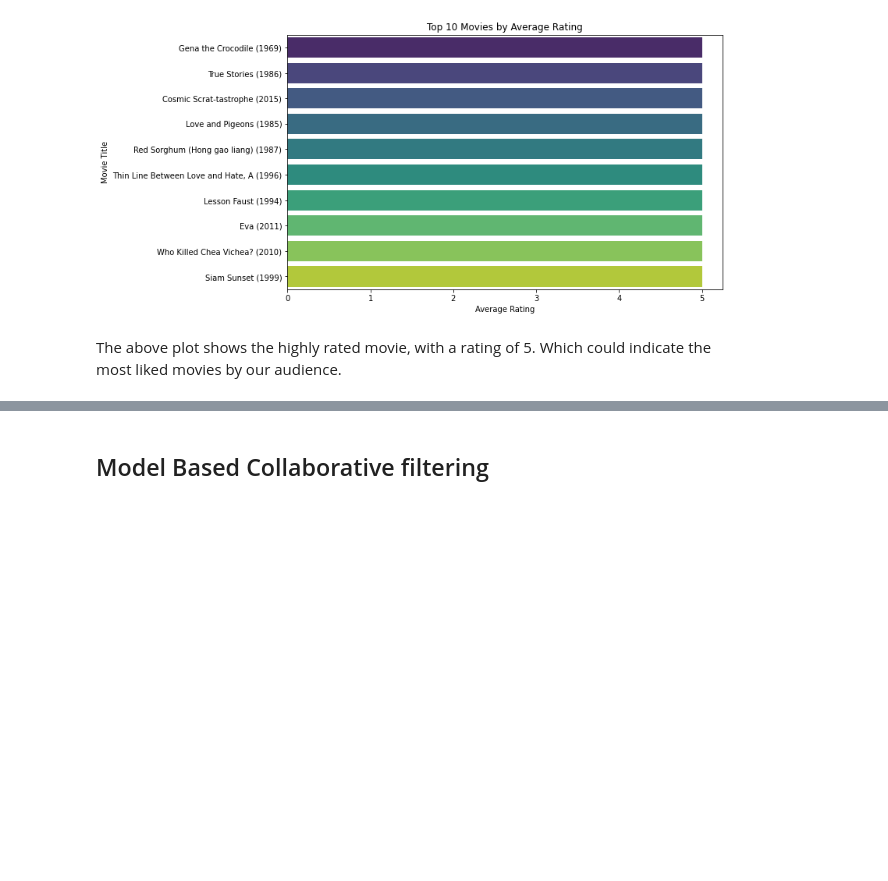
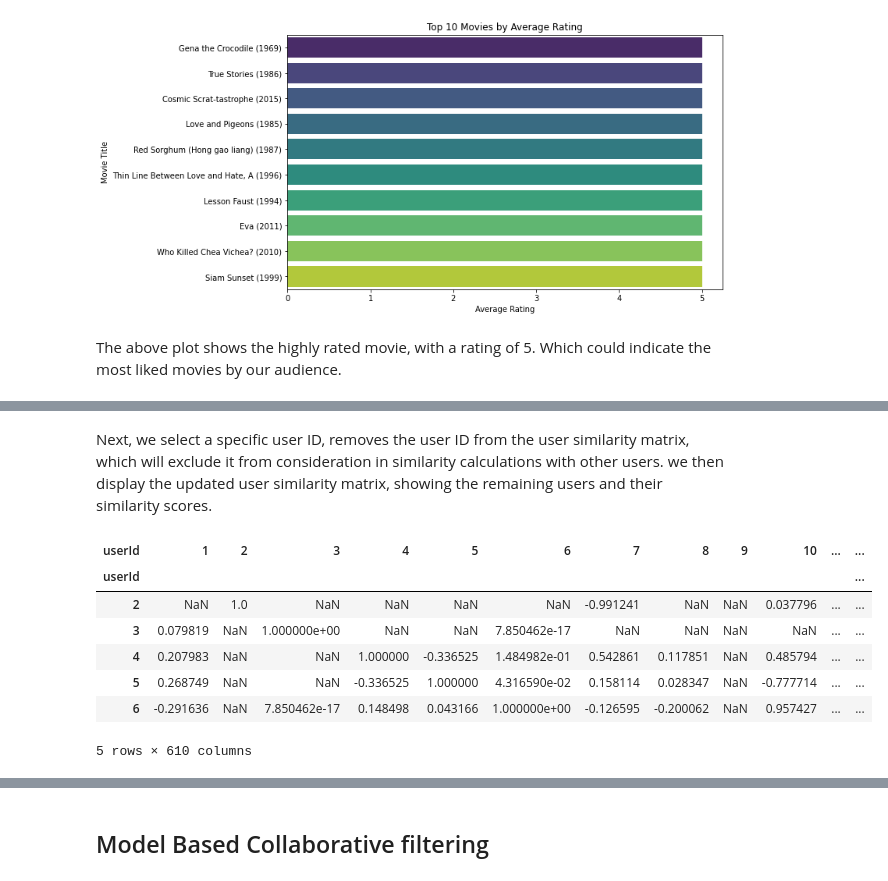
Before and after one commit to Trixiemoek/Phase-4-Recommendation-Systems-Project, a Jupyter notebook: Untitled.ipynb, the cells around one changed output, grey strips where cells are left out. Saved outputs shown, nothing was run; the diff lists cells and outputs as text; code cells hidden in the pictures; blank space fills up the shorter version.

```diff
--- a/Untitled.ipynb
+++ b/Untitled.ipynb
@@ -236,0 +322,20 @@ The above plot shows the highly rated movie, with a rating of 5. Which could ind
+# %% [markdown]
+Next, we select a specific user ID, removes the user ID from the user similarity matrix, which will exclude it from consideration in similarity calculations with other users. we then display the updated user similarity matrix, showing the remaining users and their similarity scores.
+# %%
+# Pick a user ID
+picked_userid = 1
+
+# Remove picked user ID from the candidate list
+user_similarity_corr.drop(index=picked_userid, inplace=True)
+
+# Take a look at the data
+user_similarity_corr.head()
+# %% [output]
+| userId | 1 | 2 | 3 | 4 | 5 | 6 | 7 | 8 | 9 | 10 | ... | ... |
+| userId |  |  |  |  |  |  |  |  |  |  |  | ... |
+| 2 | NaN | 1.0 | NaN | NaN | NaN | NaN | -0.991241 | NaN | NaN | 0.037796 | ... | ... |
+| 3 | 0.079819 | NaN | 1.000000e+00 | NaN | NaN | 7.850462e-17 | NaN | NaN | NaN | NaN | ... | ... |
+| 4 | 0.207983 | NaN | NaN | 1.000000 | -0.336525 | 1.484982e-01 | 0.542861 | 0.117851 | NaN | 0.485794 | ... | ... |
+| 5 | 0.268749 | NaN | NaN | -0.336525 | 1.000000 | 4.316590e-02 | 0.158114 | 0.028347 | NaN | -0.777714 | ... | ... |
+| 6 | -0.291636 | NaN | 7.850462e-17 | 0.148498 | 0.043166 | 1.000000e+00 | -0.126595 | -0.200062 | NaN | 0.957427 | ... | ... |
+5 rows × 610 columns
```
Also changed, not shown: parts of 51 cells of this notebook.
